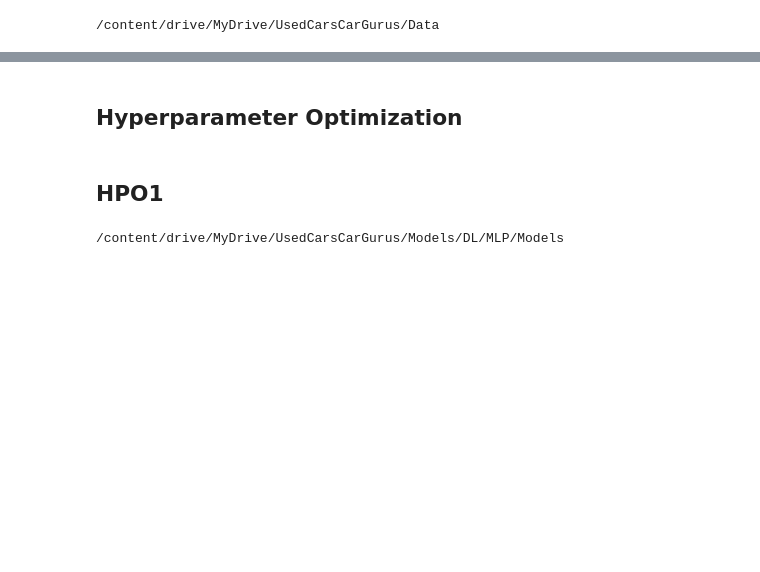
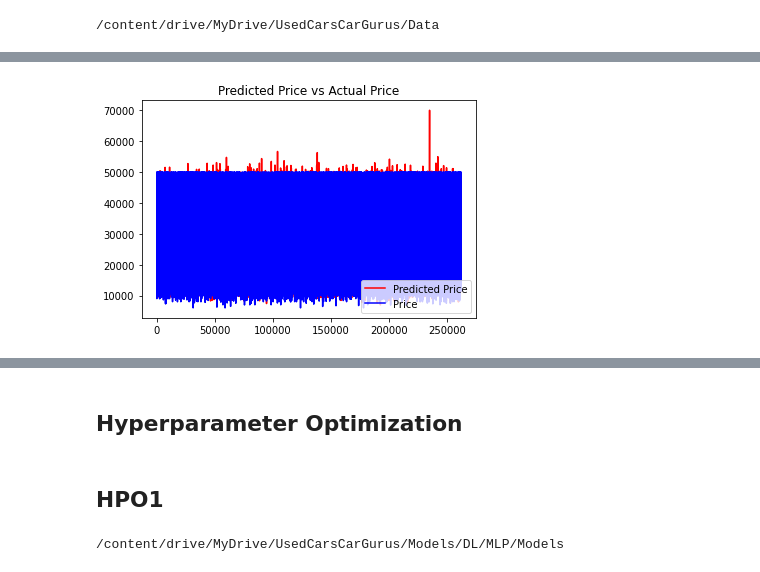
Before and after one commit to adataschultz/UsedCars_Prices, a Jupyter notebook: Models/DL/MLP/Notebooks_Scripts/MLP_HPO.ipynb, the cells around one changed output, grey strips where cells are left out. Cells and saved outputs as stored; diff of their text form; code cells hidden in the pictures; blank space fills up the shorter version.

```diff
--- a/Models/DL/MLP/Notebooks_Scripts/MLP_HPO.ipynb
+++ b/Models/DL/MLP/Notebooks_Scripts/MLP_HPO.ipynb
@@ -103,0 +259,12 @@ X_test = pd.DataFrame(sc.transform(X_test))
+# %%
+# Graph overlaid predicted vs actual price in the train set
+plt.rcParams['agg.path.chunksize'] = 1000
+plt.title('Predicted Price vs Actual Price')
+plt.plot(y_pred, color='red', label='Predicted Price')
+plt.plot(y_train, color='blue', label='Price')
+plt.legend(loc='lower right')
+plt.savefig('MLP_batch4_50epochs_baseline_PredictedActual_Train_Overlaid.png',
+            dpi=my_dpi*10, bbox_inches='tight')
+plt.show()
+# %% [output]
+[figure, added]
```
Also changed, not shown: parts of 44 cells of this notebook, 20 other files.
